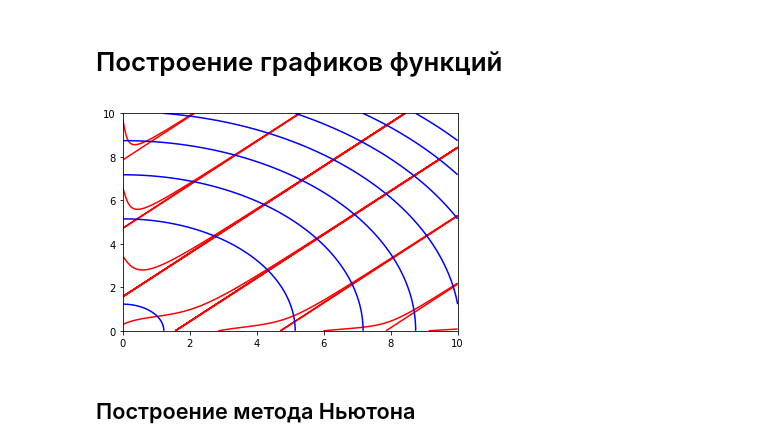
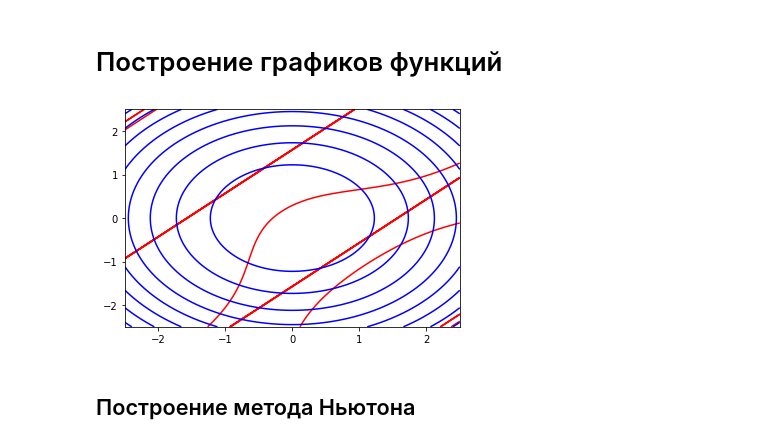
Before and after one commit to sin-diesel/comp-maths-labs, a Jupyter notebook: lab-4.ipynb, the cells around one changed output. Cells and saved outputs as stored; diff of their text form; code cells hidden in the pictures.

```diff
--- a/lab-4.ipynb
+++ b/lab-4.ipynb
@@ -33,20 +33,20 @@ def f2y(x, y):
 # Построение графиков функций
 # %%
 points = 2000
-x = np.linspace(0, 10, points)
-y = np.linspace(0, 10, points)
+x = np.linspace(-2.5, 2.5, points)
+y = np.linspace(-2.5, 2.5, points)
 
 def plot_equation(eq, color):
 
     X, Y = np.meshgrid(x, y)
 
     plt.contourf(X, Y, eq(X, Y), 8, alpha = 0)
     plt.contour(X, Y, eq(X, Y), 8, colors=color, linewidth=0.5)
 
 plot_equation(f1, 'red')
 plot_equation(f2, 'blue')
 # %% [output]
-[figure, old version]
+[figure, new version]
 # %% [markdown]
 ## Построение метода Ньютона
 # %%
```
